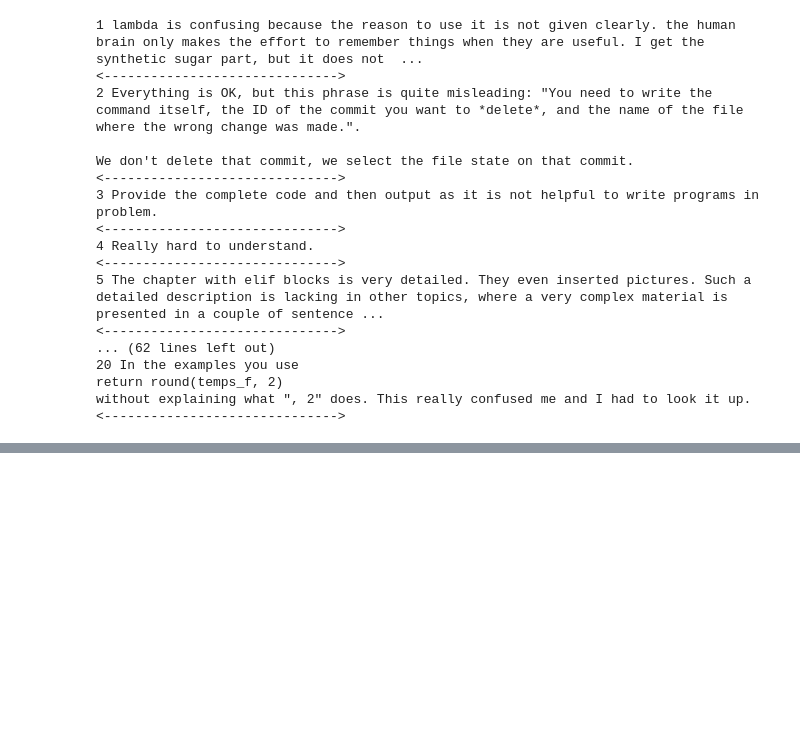
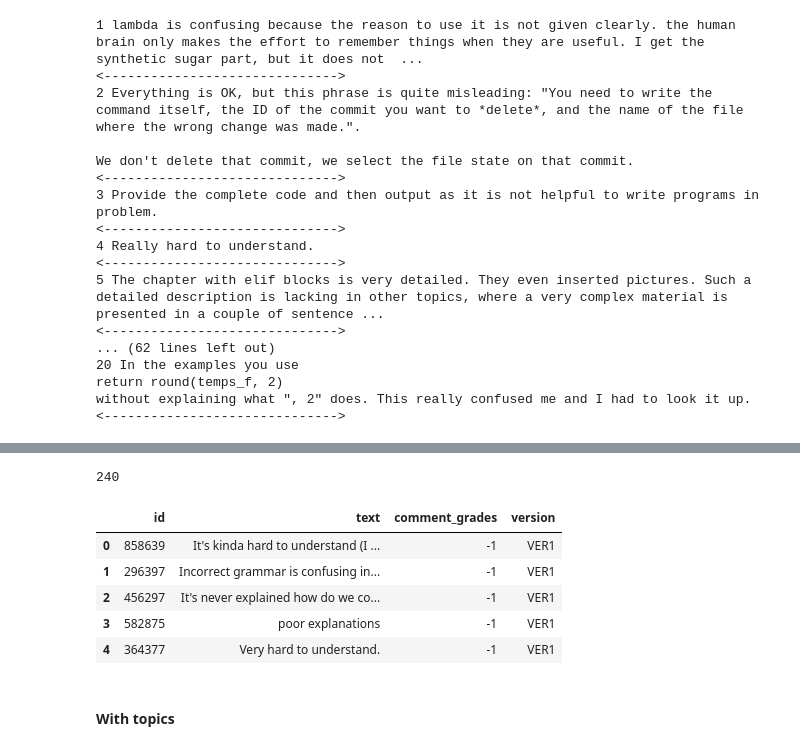
Before and after one commit to kr-ann/re-ada, a Jupyter notebook: 9.3 - Comments - procedure for evaluation of training corpus division.ipynb, the cells around one changed output, grey strips where cells are left out. Saved outputs shown, nothing was run; the diff lists cells and outputs as text; code cells hidden in the pictures; blank space fills up the shorter version.

```diff
--- a/9.3 - Comments - procedure for evaluation of training corpus division.ipynb
+++ b/9.3 - Comments - procedure for evaluation of training corpus division.ipynb
@@ -278,0 +455,25 @@ If ∣t∣ is the length of the string and ∣p∣ is the length of the pattern,
+# %%
+# collect them into one df
+path = '../other_dumps/comments/evaluation'
+
+common_df = pd.DataFrame(columns=['id', 'text', 'comment_grades', 'version'])
+
+for version in ['VER1', 'VER2', 'VER3', 'VER4', 'VER5', 'VER5_with_likes']:
+    file = f'{path}/{version}_comments_division.csv'
+    df = pd.read_csv(file)
+    common_df = pd.concat([common_df, df])
+
+common_df.to_csv(f'{path}/comments_all_together.csv', index=False)
+# %%
+print(common_df.shape[0])
+common_df.head()
+# %% [output]
+240
+|  | id | text | comment_grades | version |
+| 0 | 858639 | It's kinda hard to understand (I ... | -1 | VER1 |
+| 1 | 296397 | Incorrect grammar is confusing in... | -1 | VER1 |
+| 2 | 456297 | It's never explained how do we co... | -1 | VER1 |
+| 3 | 582875 | poor explanations | -1 | VER1 |
+| 4 | 364377 | Very hard to understand. | -1 | VER1 |
+# %% [markdown]
+#### With topics
```
Also changed, not shown: parts of 45 cells of this notebook, 8 other files.
